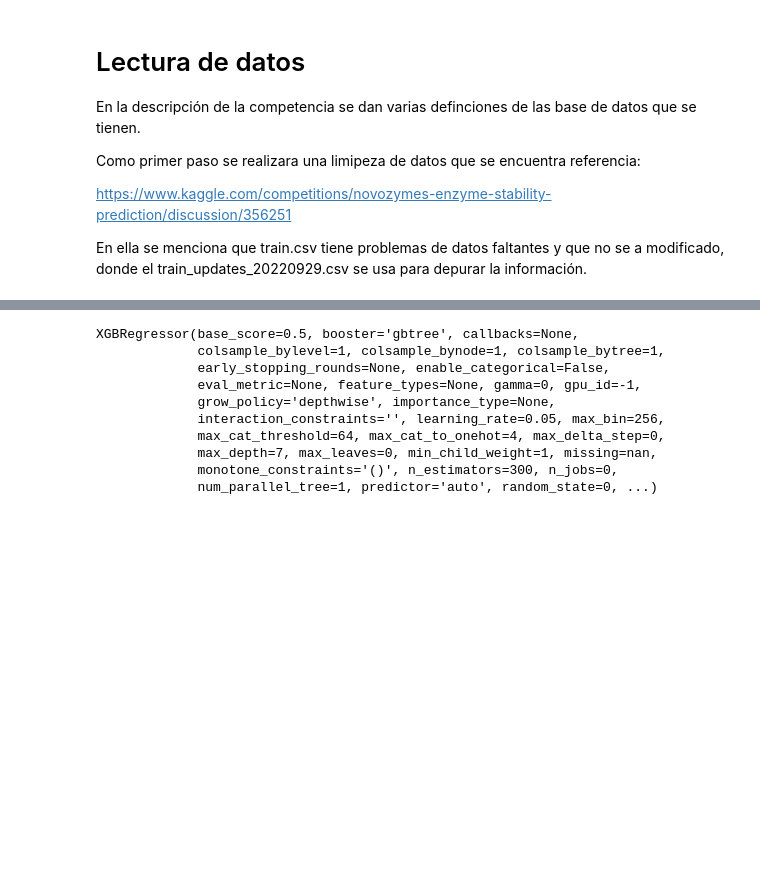
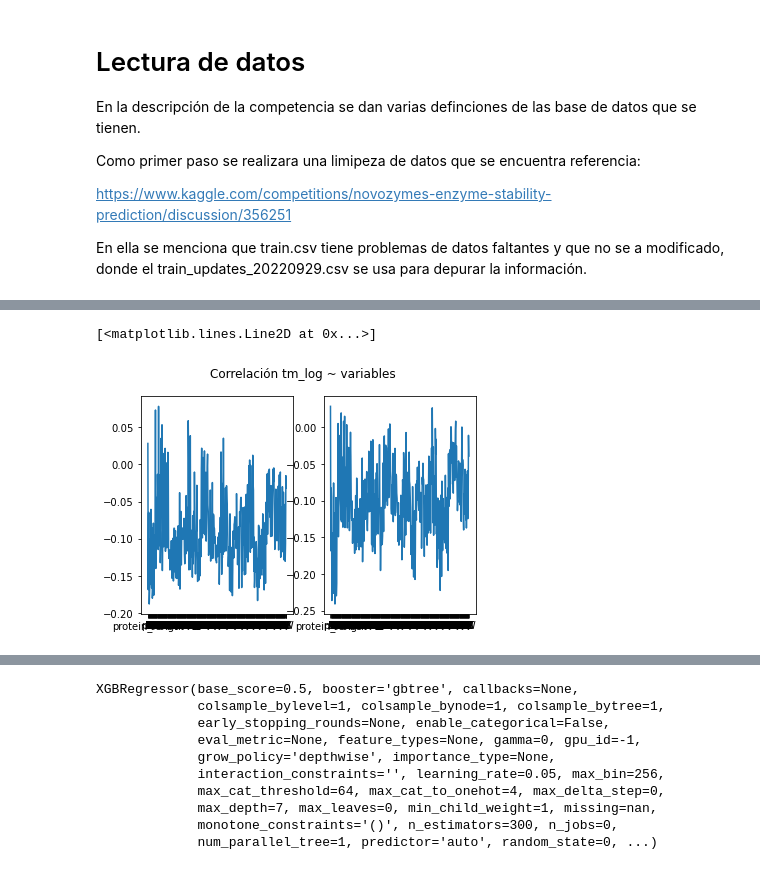
Before and after one commit to Germanchelo13/Novozymes-Enzyme-Stability-Prediction, a Jupyter notebook: prediccion.ipynb, the cells around one changed output, grey strips where cells are left out. Drawn from its saved outputs; the diff is of its cells as text; code cells hidden in the pictures; blank space fills up the shorter version.

```diff
--- a/prediccion.ipynb
+++ b/prediccion.ipynb
@@ -145,6 +207,10 @@ X=X.drop(labels="protein_sequence",axis=1).copy()
 # %%
-df_temp=X.copy()
-df_temp["tm"]=Y["tm"]
-cor_temp=df_temp.corr(method="spearman" )
-corr_tm=cor_temp.loc["tm",]
-var_=list(corr_tm[abs(corr_tm)>0.13].sort_values().index[:-1])
+fig, (ax1, ax2) = plt.subplots(1, 2)
+fig.suptitle("Correlación tm_log ~ variables")
+corr_tm=cor_temp.loc["tm",].iloc[1:-1]
+ax1.plot(corr_tm)
+corr_tm_s=cor_temp_s.loc["tm",].iloc[1:-1]
+ax2.plot(corr_tm_s)
+# %% [output]
+[<matplotlib.lines.Line2D at 0x...>]
+[figure, added]
```
Also changed, not shown: parts of 72 cells of this notebook, 8 other files.
